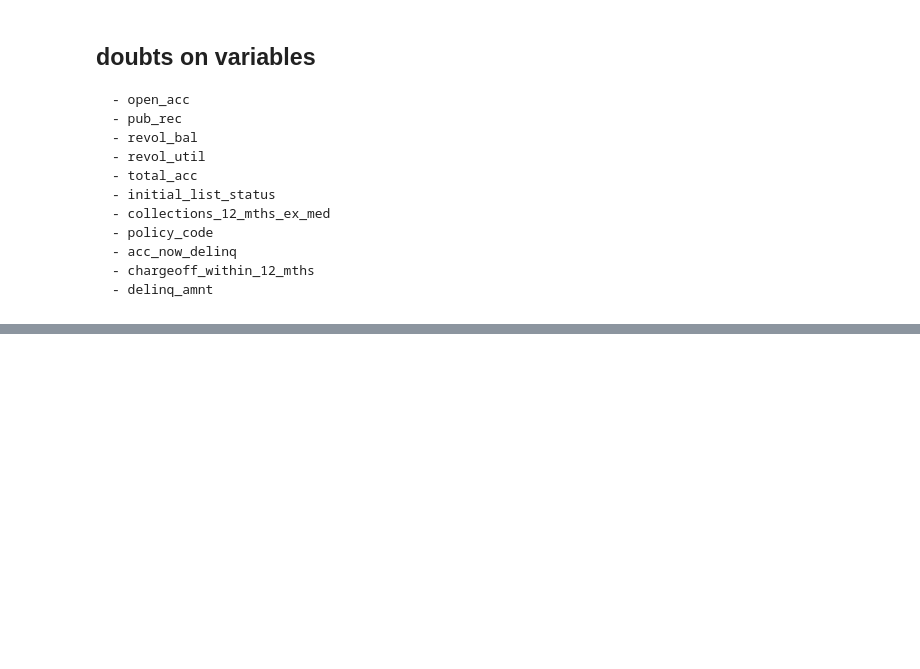
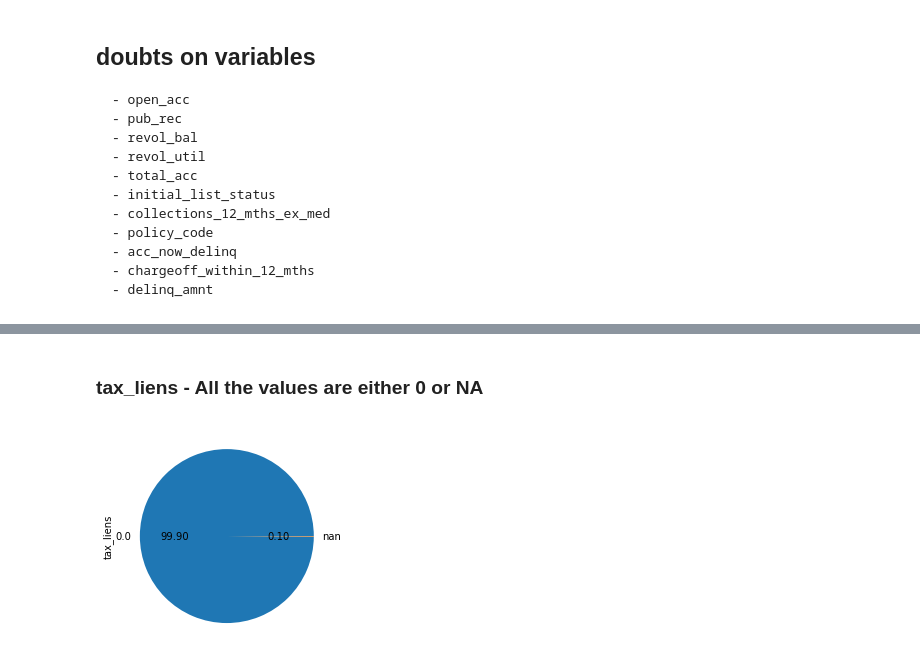
Before and after one commit to Silapada-Hansda/case_study_LG, a Jupyter notebook: Silapada_Hansda.ipynb, the cells around one changed output, grey strips where cells are left out. Saved outputs shown, nothing was run; the diff lists cells and outputs as text; code cells hidden in the pictures; blank space fills up the shorter version.

```diff
--- a/Silapada_Hansda.ipynb
+++ b/Silapada_Hansda.ipynb
@@ -56,0 +146,10 @@ loan_df.shape
+# %%
+def zero_NA_percentage(col):
+    col.value_counts(dropna=False).plot.pie(autopct='%.2f',figsize=(4,4))
+    plt.show()
+# %% [markdown]
+### tax_liens - All the values are either 0 or NA
+# %%
+zero_NA_percentage(loan_df['tax_liens'])
+# %% [output]
+[figure, added]
```
Also changed, not shown: parts of 23 cells of this notebook.
